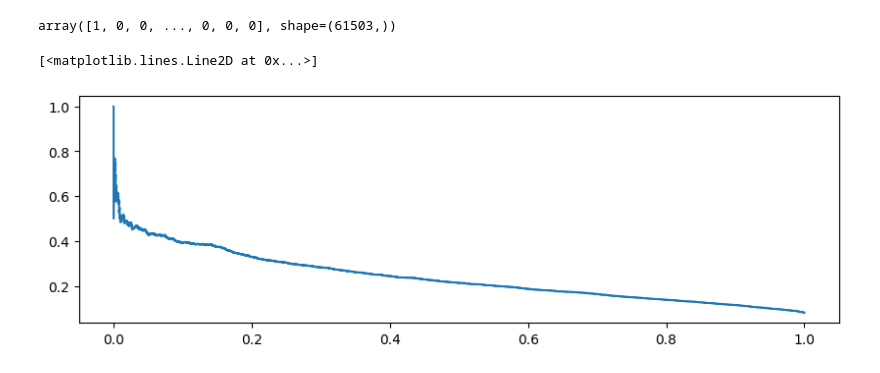
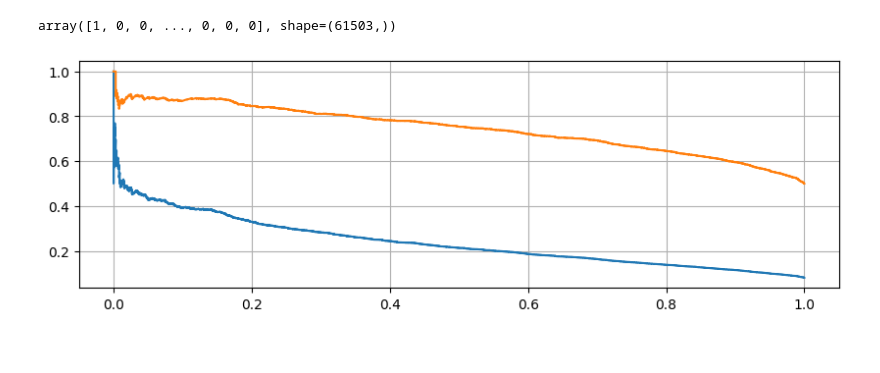
Before and after one commit to SemVan/BankingCourse, a Jupyter notebook: Seminar3.ipynb, the cells around one changed output. Cells and saved outputs as stored; diff of their text form; code cells hidden in the pictures.

```diff
--- a/Seminar3.ipynb
+++ b/Seminar3.ipynb
@@ -225,3 +229,7 @@ y_pred_proba = model.predict_proba(X_test)
+# %%
+idx = np.concatenate([np.where(y_test.values==1)[0], np.where(y_test.values==0)[0][:4965]])
+X_test_2 = X_test.iloc[idx]
+y_test_2 = y_test.iloc[idx]
 # %%
 from sklearn.metrics import roc_auc_score, confusion_matrix
 import seaborn as sns
@@ -261,3 +269,35 @@ plt.show()
 ROC-AUC: 0.7574
 Коэффициент Джини: 0.5147
 [figure]
+# %%
+
+# TODO 6.1: Рассчитайте ROC-AUC
+y_pred_proba_2 = model.predict_proba(X_test_2)
+auc = roc_auc_score(y_test_2, y_pred_proba_2[:, 1])
+
+# TODO 6.2: Рассчитайте коэффициент Джини (Gini = 2 * AUC - 1).
+# Это стандартная метрика Банка России.
+gini = 2 * auc - 1
+
+print(f"ROC-AUC: {auc:.4f}")
+print(f"Коэффициент Джини: {gini:.4f}")
+
+# # TODO 6.3: Принятие бизнес-решения (Порог отсечения).
+# # Банк решает: "Если PD > 15%, мы отказываем в кредите".
+# # Создайте массив предсказаний классов (1 - дефолт, 0 - выплата), где 1 ставится, если y_pred_proba > 0.15.
+# # Используйте np.where().
+threshold = 0.25
+y_pred_business_2 = np.where(y_pred_proba_2[:, 1] > threshold, 1, 0)
+
+# # Строим матрицу ошибок (Confusion Matrix)
+cm = confusion_matrix(y_test_2, y_pred_business_2)
+
+# # Визуализация матрицы ошибок (код готов для экономии времени)
+plt.figure(figsize=(3,3))
+sns.heatmap(cm, annot=True, fmt='d', cmap='Blues',
+            xticklabels=['Одобрили', 'Отказали'],
+            yticklabels=['Вернул долг', 'Дефолт'])
+plt.ylabel('Фактически')
+plt.xlabel('Решение банка')
+plt.title(f'Матрица решений (Порог {threshold*100}%)')
+plt.show()
@@ -270,11 +314,13 @@ array([1, 0, 0, ..., 0, 0, 0], shape=(61503,))
 # %%
 from sklearn.metrics import precision_recall_curve
 precision, recall, thresholds = precision_recall_curve(y_test, y_pred_proba[:, 1])
+precision_2, recall_2, thresholds_2 = precision_recall_curve(y_test_2, y_pred_proba_2[:, 1])
 plt.figure(figsize=(10, 3))
 plt.plot(recall, precision)
+plt.plot(recall_2, precision_2)
+plt.grid()
 # %% [output]
-[<matplotlib.lines.Line2D at 0x...>]
-[figure, old version]
+[figure, new version]
 # %%
 import shap
 
```
Also changed, not shown: parts of 2 cells of this notebook.
